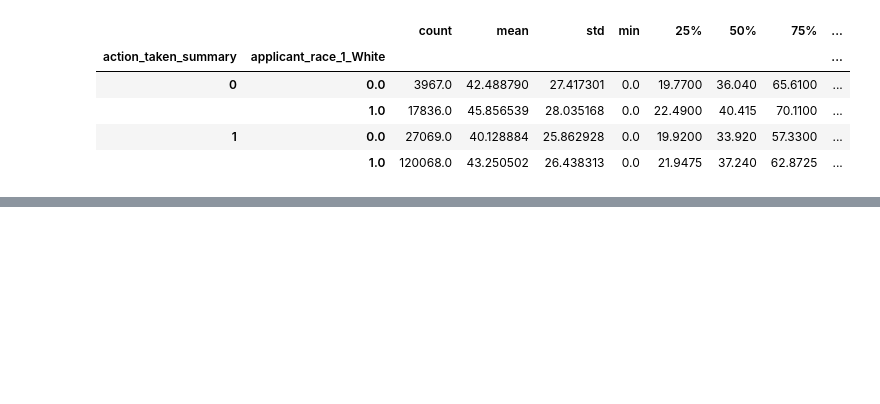
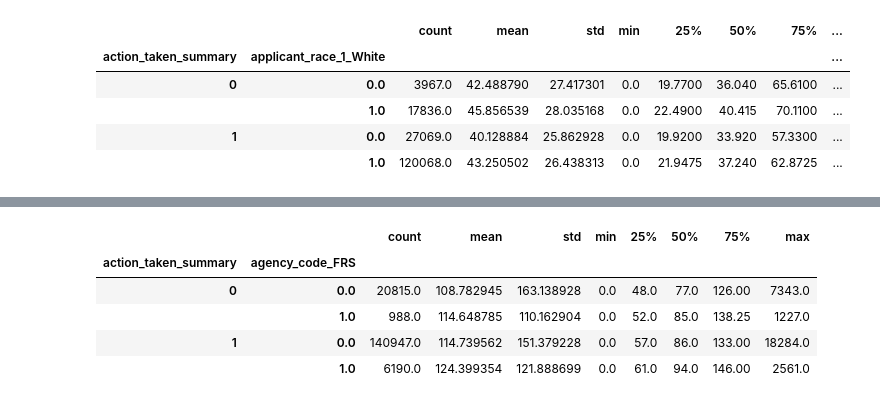
Before and after one commit to oliviasny2/Final_Project, a Jupyter notebook: stats.ipynb, the cells around one changed output, grey strips where cells are left out. Saved outputs shown, nothing was run; the diff lists cells and outputs as text; code cells hidden in the pictures; blank space fills up the shorter version.

```diff
--- a/stats.ipynb
+++ b/stats.ipynb
@@ -218,0 +239,10 @@ df.groupby(["action_taken_summary","applicant_race_1_White"])["hud_median_family
+# %%
+# Group approvals by whether or not someone was white based on income level
+df.groupby(["action_taken_summary","agency_code_FRS"])["applicant_income_000s"].describe()
+# %% [output]
+|  |  | count | mean | std | min | 25% | 50% | 75% | max |
+| action_taken_summary | agency_code_FRS |  |  |  |  |  |  |  |  |
+| 0 | 0.0 | 20815.0 | 108.782945 | 163.138928 | 0.0 | 48.0 | 77.0 | 126.00 | 7343.0 |
+|  | 1.0 | 988.0 | 114.648785 | 110.162904 | 0.0 | 52.0 | 85.0 | 138.25 | 1227.0 |
+| 1 | 0.0 | 140947.0 | 114.739562 | 151.379228 | 0.0 | 57.0 | 86.0 | 133.00 | 18284.0 |
+|  | 1.0 | 6190.0 | 124.399354 | 121.888699 | 0.0 | 61.0 | 94.0 | 146.00 | 2561.0 |
```
Also changed, not shown: parts of 22 cells of this notebook.
